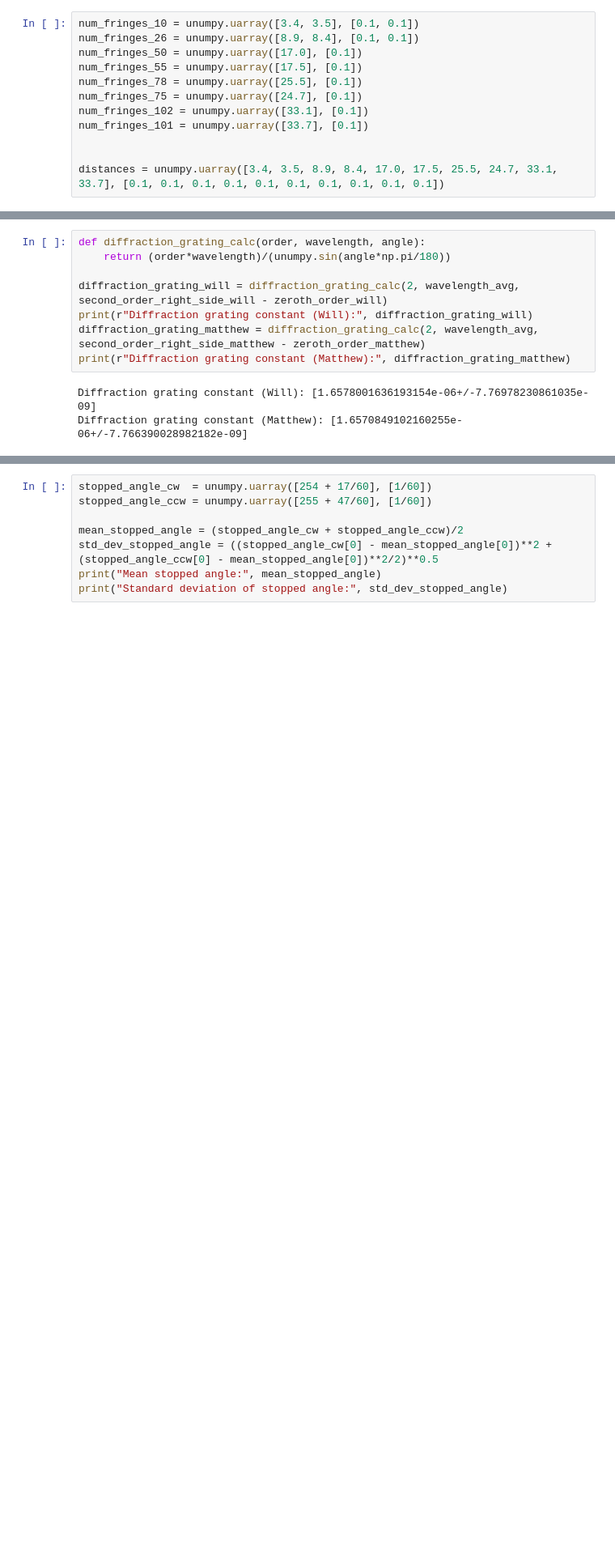
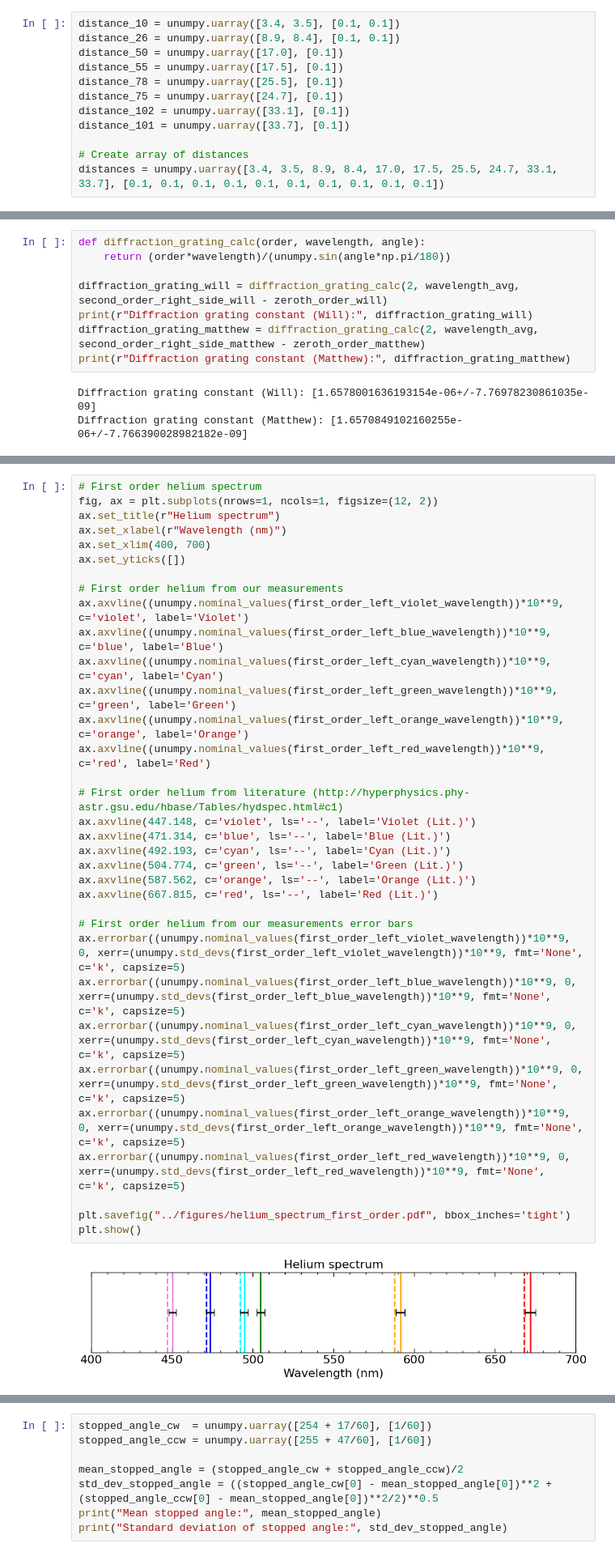
Before and after one commit to wmallah/OpticsLab, a Jupyter notebook: dispersion_curve_experiment/code/data_analysis.ipynb, the cells around one changed output, grey strips where cells are left out. Shown: that part at 81% size. Saved outputs shown, nothing was run; the diff lists cells and outputs as text; blank space fills up the shorter version.

```diff
--- a/dispersion_curve_experiment/code/data_analysis.ipynb
+++ b/dispersion_curve_experiment/code/data_analysis.ipynb
@@ -11,12 +11,12 @@ Counting a set number of fringes, then measuring the change in distance of the b
 # %%
-num_fringes_10 = unumpy.uarray([3.4, 3.5], [0.1, 0.1])
-num_fringes_26 = unumpy.uarray([8.9, 8.4], [0.1, 0.1])
-num_fringes_50 = unumpy.uarray([17.0], [0.1])
-num_fringes_55 = unumpy.uarray([17.5], [0.1])
-num_fringes_78 = unumpy.uarray([25.5], [0.1])
-num_fringes_75 = unumpy.uarray([24.7], [0.1])
-num_fringes_102 = unumpy.uarray([33.1], [0.1])
-num_fringes_101 = unumpy.uarray([33.7], [0.1])
+distance_10 = unumpy.uarray([3.4, 3.5], [0.1, 0.1])
+distance_26 = unumpy.uarray([8.9, 8.4], [0.1, 0.1])
+distance_50 = unumpy.uarray([17.0], [0.1])
+distance_55 = unumpy.uarray([17.5], [0.1])
+distance_78 = unumpy.uarray([25.5], [0.1])
+distance_75 = unumpy.uarray([24.7], [0.1])
+distance_102 = unumpy.uarray([33.1], [0.1])
+distance_101 = unumpy.uarray([33.7], [0.1])
 
-
+# Create array of distances
 distances = unumpy.uarray([3.4, 3.5, 8.9, 8.4, 17.0, 17.5, 25.5, 24.7, 33.1, 33.7], [0.1, 0.1, 0.1, 0.1, 0.1, 0.1, 0.1, 0.1, 0.1, 0.1])
@@ -268,0 +285,36 @@ Third order right violet wavelength: [4.580179509867957e-07+/-2.1477504583082867
+# %%
+# First order helium spectrum
+fig, ax = plt.subplots(nrows=1, ncols=1, figsize=(12, 2))
+ax.set_title(r"Helium spectrum")
+ax.set_xlabel(r"Wavelength (nm)")
+ax.set_xlim(400, 700)
+ax.set_yticks([])
+
+# First order helium from our measurements
+ax.axvline((unumpy.nominal_values(first_order_left_violet_wavelength))*10**9, c='violet', label='Violet')
+ax.axvline((unumpy.nominal_values(first_order_left_blue_wavelength))*10**9, c='blue', label='Blue')
+ax.axvline((unumpy.nominal_values(first_order_left_cyan_wavelength))*10**9, c='cyan', label='Cyan')
+ax.axvline((unumpy.nominal_values(first_order_left_green_wavelength))*10**9, c='green', label='Green')
+ax.axvline((unumpy.nominal_values(first_order_left_orange_wavelength))*10**9, c='orange', label='Orange')
+ax.axvline((unumpy.nominal_values(first_order_left_red_wavelength))*10**9, c='red', label='Red')
+
+# First order helium from literature (http://hyperphysics.phy-astr.gsu.edu/hbase/Tables/hydspec.html#c1)
+ax.axvline(447.148, c='violet', ls='--', label='Violet (Lit.)')
+ax.axvline(471.314, c='blue', ls='--', label='Blue (Lit.)')
+ax.axvline(492.193, c='cyan', ls='--', label='Cyan (Lit.)')
+ax.axvline(504.774, c='green', ls='--', label='Green (Lit.)')
+ax.axvline(587.562, c='orange', ls='--', label='Orange (Lit.)')
+ax.axvline(667.815, c='red', ls='--', label='Red (Lit.)')
+
+# First order helium from our measurements error bars
+ax.errorbar((unumpy.nominal_values(first_order_left_violet_wavelength))*10**9, 0, xerr=(unumpy.std_devs(first_order_left_violet_wavelength))*10**9, fmt='None', c='k', capsize=5)
+ax.errorbar((unumpy.nominal_values(first_order_left_blue_wavelength))*10**9, 0, xerr=(unumpy.std_devs(first_order_left_blue_wavelength))*10**9, fmt='None', c='k', capsize=5)
+ax.errorbar((unumpy.nominal_values(first_order_left_cyan_wavelength))*10**9, 0, xerr=(unumpy.std_devs(first_order_left_cyan_wavelength))*10**9, fmt='None', c='k', capsize=5)
+ax.errorbar((unumpy.nominal_values(first_order_left_green_wavelength))*10**9, 0, xerr=(unumpy.std_devs(first_order_left_green_wavelength))*10**9, fmt='None', c='k', capsize=5)
+ax.errorbar((unumpy.nominal_values(first_order_left_orange_wavelength))*10**9, 0, xerr=(unumpy.std_devs(first_order_left_orange_wavelength))*10**9, fmt='None', c='k', capsize=5)
+ax.errorbar((unumpy.nominal_values(first_order_left_red_wavelength))*10**9, 0, xerr=(unumpy.std_devs(first_order_left_red_wavelength))*10**9, fmt='None', c='k', capsize=5)
+
+plt.savefig("../figures/helium_spectrum_first_order.pdf", bbox_inches='tight')
+plt.show()
+# %% [output]
+[figure, added]
```
Also changed, not shown: parts of 16 cells of this notebook, 2 other files.
